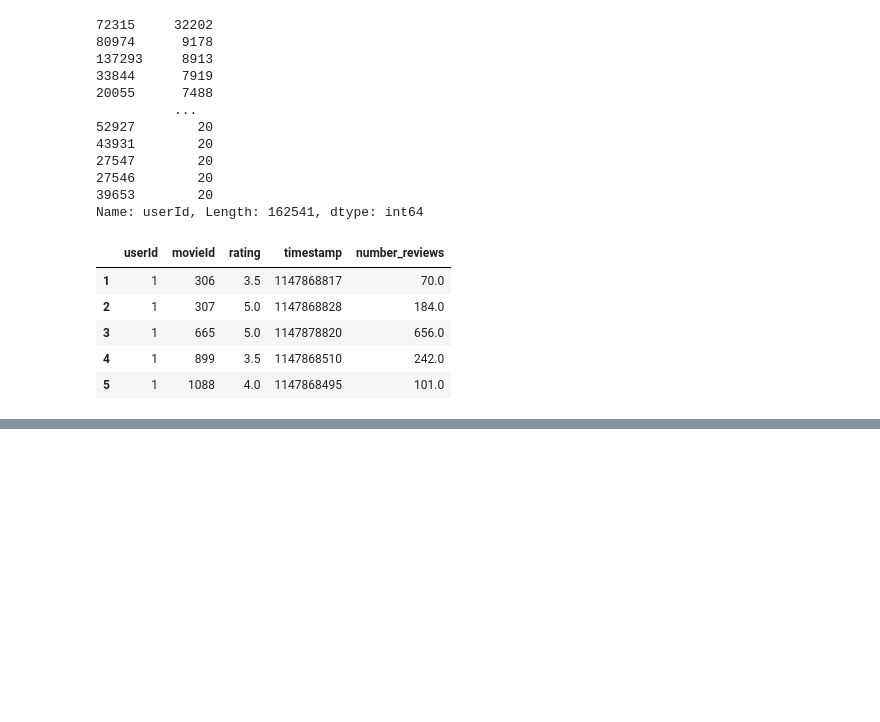
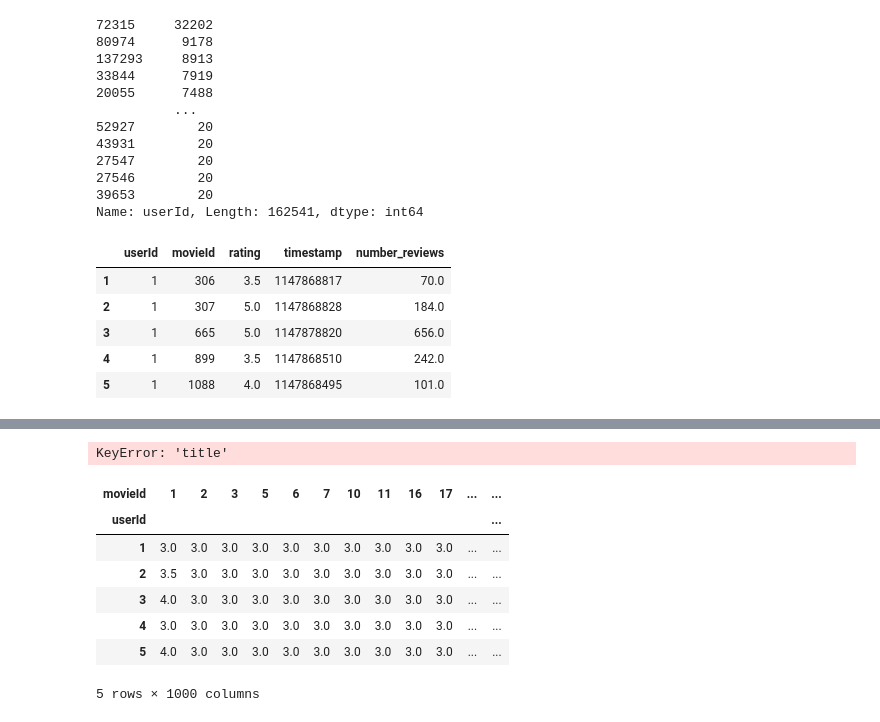
Before and after one commit to joaquim-oliveira-neto/rogue, a Jupyter notebook: notebooks/berns-model-collaborative.ipynb, the cells around one changed output, grey strips where cells are left out. Cells and saved outputs as stored; diff of their text form; code cells hidden in the pictures; blank space fills up the shorter version.

```diff
--- a/notebooks/berns-model-collaborative.ipynb
+++ b/notebooks/berns-model-collaborative.ipynb
@@ -602,4 +614,4 @@ ratings.head()
 | 4 | 1 | 899 | 3.5 | 1147868510 | 242.0 |
 | 5 | 1 | 1088 | 4.0 | 1147868495 | 101.0 |
 # %%
-ratings = ratings.loc[(ratings['number_reviews'] > 50) & (ratings['number_reviews'] < 10000)]
+ratings_1 = ratings.loc[(ratings['number_reviews'] == 50)]
@@ -717,0 +703,15 @@ array([335], dtype=int32)
+# %%
+ratings = ratings.merge(on=movieI)
+# %%
+def get_most_rated_movies_df(ratings_df, top_number):
+    most_rated_movies = ratings_df.movieId.value_counts().head(top_number).index
+    return ratings_df[ratings_df.movieId.isin(most_rated_movies)].copy()
+
+def get_users_with_min_num_of_ratings_df(ratings_df, min_num_of_ratings):
+    rates_per_user = ratings.userId.value_counts()
+    bolean_users_with_min_num_of_ratings = ratings_df.userId.value_counts() >= min_num_of_ratings
+    users_with_min_num_of_ratings = rates_per_user[bolean_users_with_min_num_of_ratings].index
+    return ratings_df[ratings_df.userId.isin(users_with_min_num_of_ratings)].copy()
+# %%
+ratings_top = get_most_rated_movies_df(ratings, 1000)
+ratings_top
@@ -717,0 +749,17 @@ array([335], dtype=int32)
+# %%
+df = ratings_top_users_top.pivot(index='userId', columns='title', values='rating')
+df
+# %% [output]
+KeyError: 'title'
+# %%
+ratings_pivot = ratings_top.pivot_table(index='userId', columns='movieId', values='rating', fill_value=3)
+ratings_pivot.head()
+# %% [output]
+| movieId | 1 | 2 | 3 | 5 | 6 | 7 | 10 | 11 | 16 | 17 | ... | ... |
+| userId |  |  |  |  |  |  |  |  |  |  |  | ... |
+| 1 | 3.0 | 3.0 | 3.0 | 3.0 | 3.0 | 3.0 | 3.0 | 3.0 | 3.0 | 3.0 | ... | ... |
+| 2 | 3.5 | 3.0 | 3.0 | 3.0 | 3.0 | 3.0 | 3.0 | 3.0 | 3.0 | 3.0 | ... | ... |
+| 3 | 4.0 | 3.0 | 3.0 | 3.0 | 3.0 | 3.0 | 3.0 | 3.0 | 3.0 | 3.0 | ... | ... |
+| 4 | 3.0 | 3.0 | 3.0 | 3.0 | 3.0 | 3.0 | 3.0 | 3.0 | 3.0 | 3.0 | ... | ... |
+| 5 | 4.0 | 3.0 | 3.0 | 3.0 | 3.0 | 3.0 | 3.0 | 3.0 | 3.0 | 3.0 | ... | ... |
+5 rows × 1000 columns
```
Also changed, not shown: parts of 23 cells of this notebook.
